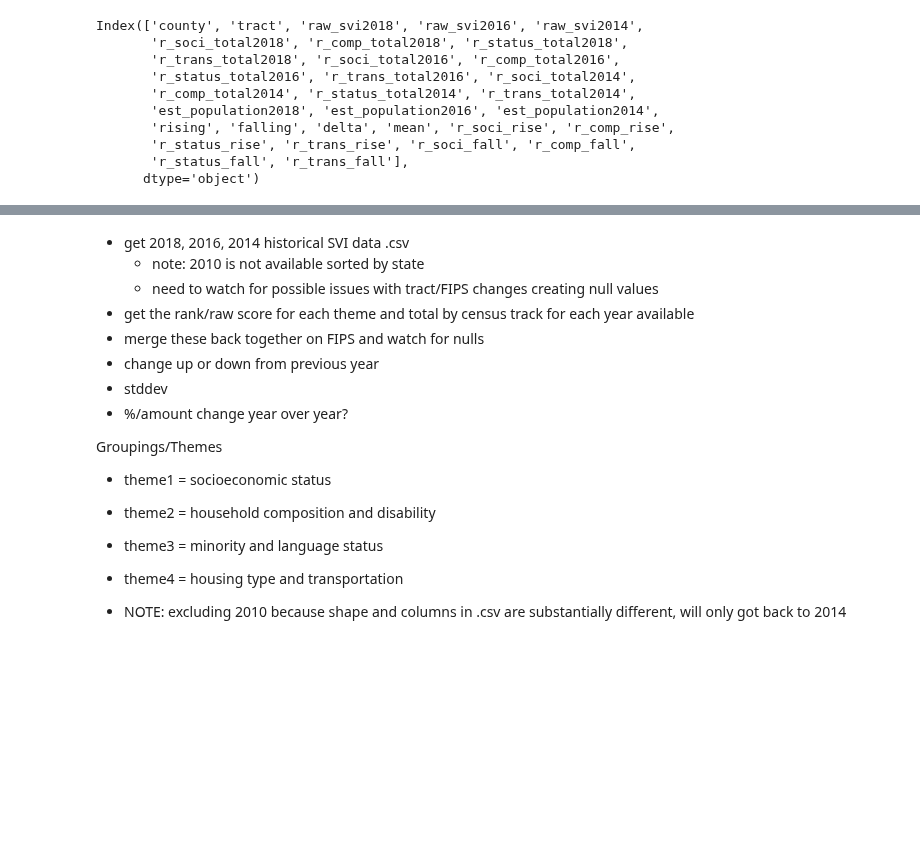
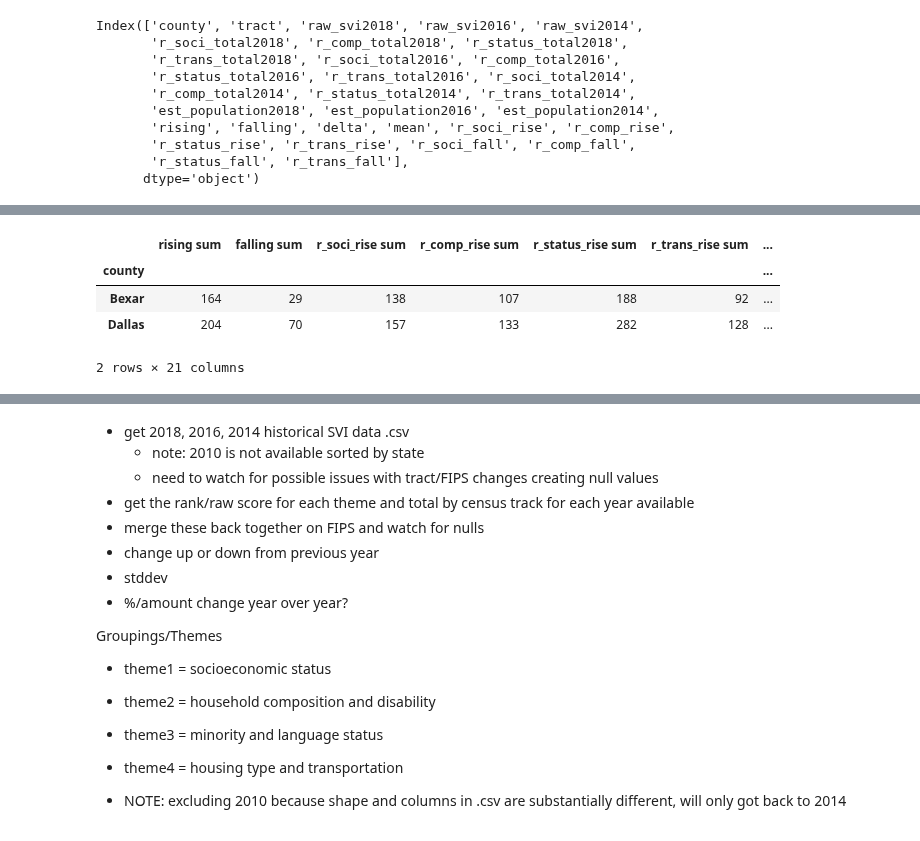
Before and after one commit to SVI-Capstone/svi_capstone, a Jupyter notebook: ryvyn.ipynb, the cells around one changed output, grey strips where cells are left out. Saved outputs shown, nothing was run; the diff lists cells and outputs as text; code cells hidden in the pictures; blank space fills up the shorter version.

```diff
--- a/ryvyn.ipynb
+++ b/ryvyn.ipynb
@@ -121,0 +224,8 @@ compdf.head()
+# %%
+sbdcomp
+# %% [output]
+|  | rising sum | falling sum | r_soci_rise sum | r_comp_rise sum | r_status_rise sum | r_trans_rise sum | ... |
+| county |  |  |  |  |  |  | ... |
+| Bexar | 164 | 29 | 138 | 107 | 188 | 92 | ... |
+| Dallas | 204 | 70 | 157 | 133 | 282 | 128 | ... |
+2 rows × 21 columns
```
Also changed, not shown: parts of 25 cells of this notebook.
